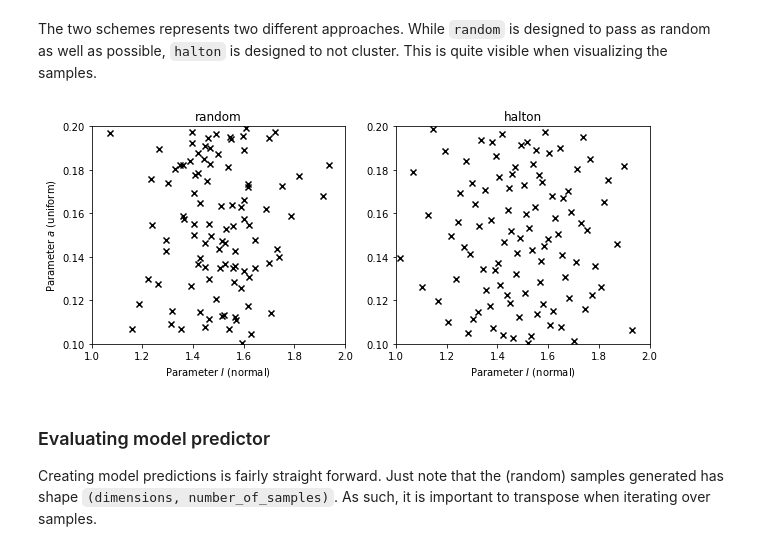
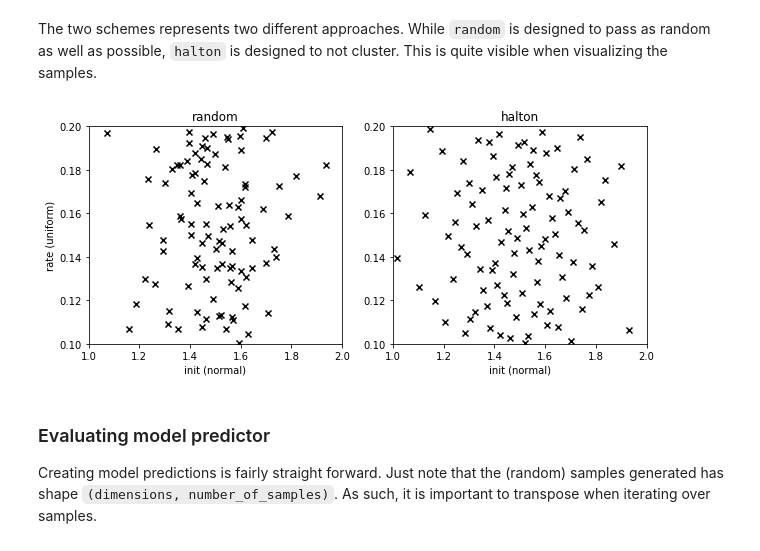
Before and after one commit to jonathf/chaospy, a Jupyter notebook: tutorial/low_discrepancy_monte_carlo.ipynb, the cells around one changed output. Drawn from its saved outputs; the diff is of its cells as text; code cells hidden in the pictures.

```diff
--- a/tutorial/low_discrepancy_monte_carlo.ipynb
+++ b/tutorial/low_discrepancy_monte_carlo.ipynb
@@ -1,21 +1,3 @@
 # %% [markdown]
 This tutorial uses the same example as the [example introduction](./example_introduction.ipynb).
 In other words:
-# %%
-# Module we will use
-import chaospy
-import numpy
-from matplotlib import pyplot
-
-def model_predictor(coordinates, parameters):
-    """Over simplistic model function."""
-    param_I, param_a = parameters
-    return param_I*numpy.e**(-param_a*coordinates)
-
-# The spatio-temporal coordinates
-coordinates = numpy.linspace(0, 10, 1000)
-
-# The distribution of the parameters
-distribution_I = chaospy.Normal(1.5, 0.2)
-distribution_a = chaospy.Uniform(0.1, 0.2)
-distribution = chaospy.J(distribution_I, distribution_a)
@@ -59,22 +47,22 @@ This is quite visible when visualizing the samples.
 # %%
 # increase figure width to better fit two plots
 pyplot.rc("figure", figsize=[10, 4])
 
 for idx, rule in enumerate(rules):
     pyplot.subplot(1, 2, idx+1)
 
     # Show samples as 2-dimensional scatter plot
     pyplot.scatter(*samples[rule][:, :100], marker="x", color="k")
 
     # Make scatter ficutres pretty
-    pyplot.xlabel("Parameter $I$ (normal)")
-    pyplot.ylabel("Parameter $a$ (uniform)") if not idx else None
+    pyplot.xlabel("init (normal)")
+    pyplot.ylabel("rate (uniform)") if not idx else None
     pyplot.axis([1, 2, 0.1, 0.2])
     pyplot.title(rule)
 
 pyplot.show()
 # %% [output]
-[figure, old version]
+[figure, new version]
 # %% [markdown]
 ### Evaluating model predictor
 
```
Also changed, not shown: parts of 7 cells of this notebook, 8 other files.
